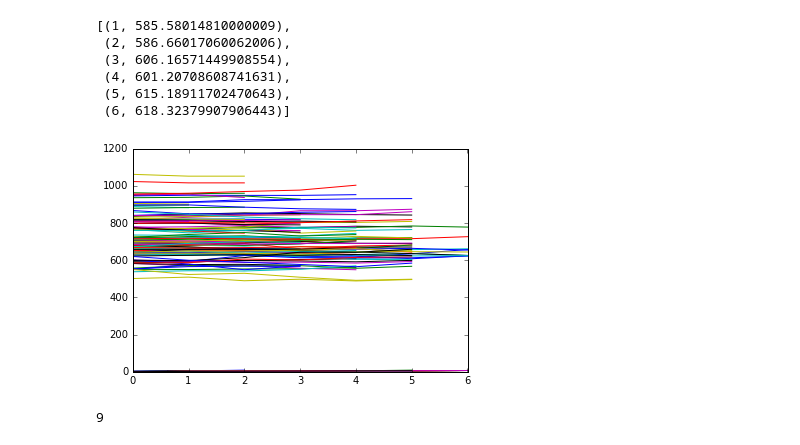
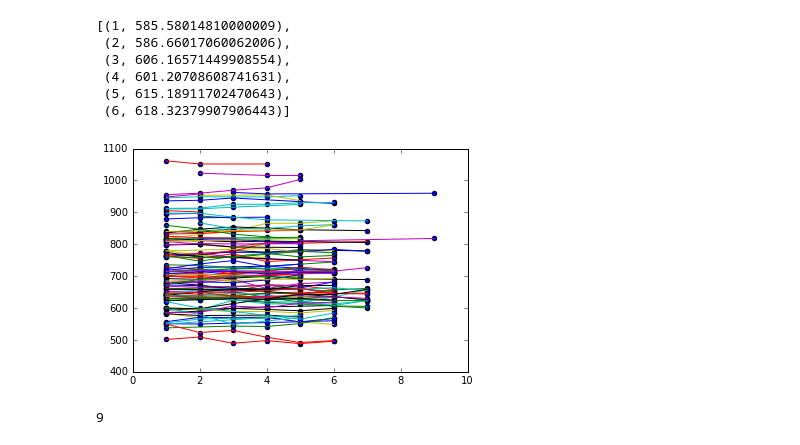
Before and after one commit to robfox92/HockeyElo, a Jupyter notebook: Elo Change Plotting.ipynb, the cells around one changed output. Saved outputs shown, nothing was run; the diff lists cells and outputs as text; code cells hidden in the pictures.

Commit message:
Updated plots

```diff
--- a/Elo Change Plotting.ipynb
+++ b/Elo Change Plotting.ipynb
@@ -207,9 +207,12 @@ getresults('harambaeyswater');
 # %%
 for team in teams:
     if getscoreprogression(team) is not None:
-        plt.plot(getscoreprogression(team))
+        s=getscoreprogression(team)
+        x,y = zip(*s)
+        plt.scatter(x,y)
+        plt.plot(x,y)
 # %% [output]
-[figure, old version]
+[figure, new version]
 # %%
 parse_round('9-10 BYE')
 # %% [output]
```
